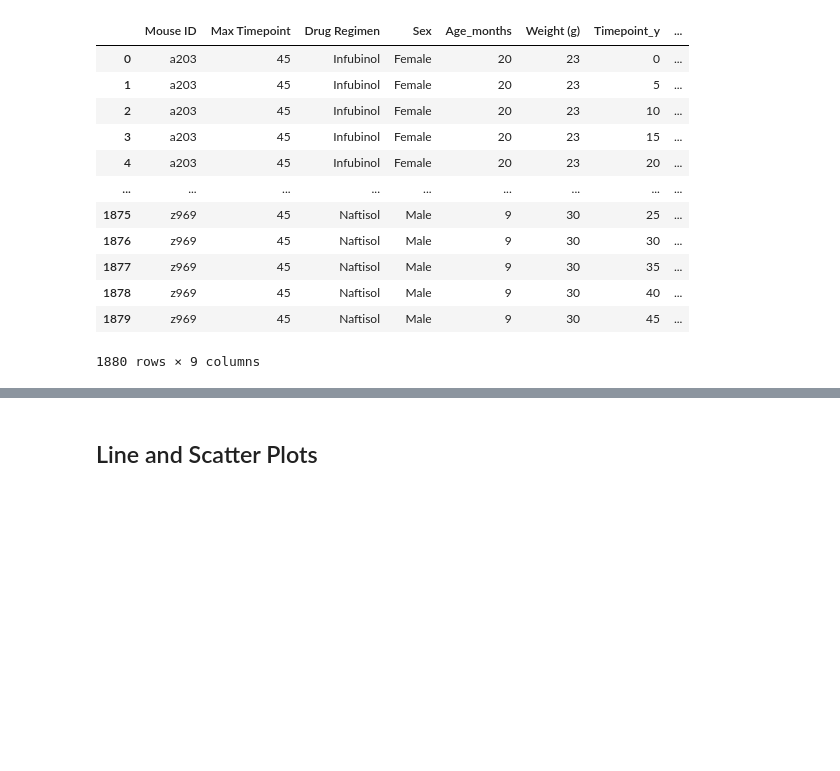
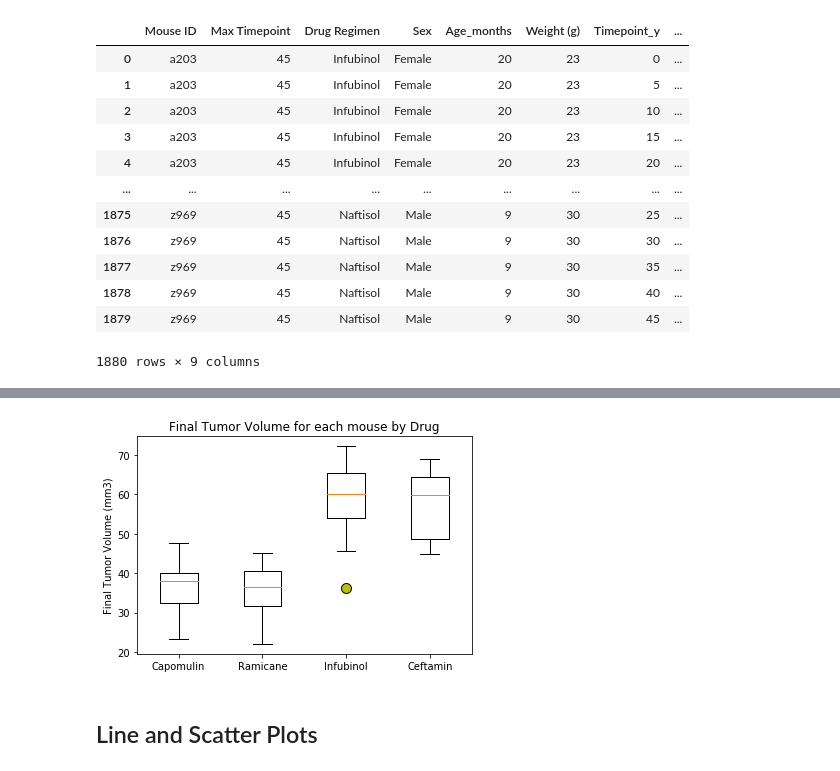
Before and after one commit to khartmann5/Matplotlib-Pymaceuticals, a Jupyter notebook: pymaceuticals_KH.ipynb, the cells around one changed output, grey strips where cells are left out. Cells and saved outputs as stored; diff of their text form; code cells hidden in the pictures; blank space fills up the shorter version.

Commit message:
saving quartiles, outliers, and boxplots

```diff
--- a/pymaceuticals_KH.ipynb
+++ b/pymaceuticals_KH.ipynb
@@ -314,19 +280,21 @@ for drug in drugs:
     final_volume = final_timepoint_df["Tumor Volume (mm3)"]
     drug_values.append(final_volume)
 
-    # Calculate the IQR and quantitatively determine if there are any potential outliers.
+    # Calculate the IQR
     quartiles = final_volume.quantile([.25,.5,.75])
     lowerq = quartiles[0.25]
     upperq = quartiles[0.75]
     iqr = round(upperq - lowerq,2)
     print(f"IQR for {drug}: {iqr}")
 
-    # Locate the rows which contain mice on each drug and get the tumor volumes
-
-
-    # add subset
-
+    # Find the upper and lower bounds
+    lower_bound = round(lowerq - (1.5*iqr),2)
+    upper_bound = round(upperq + (1.5*iqr),2)
+    print(f"For {drug} the lower bound is {lower_bound} and the upper bound is {upper_bound}")
 
     # Determine outliers using upper and lower bounds
+    outliers = (final_volume.loc[(final_timepoint_df["Tumor Volume (mm3)"] >= upper_bound)|
+                                 (final_timepoint_df["Tumor Volume (mm3)"] <= lower_bound)]).count()
+    print(f"Total count of outliers for {drug} is {outliers}")
 # %% [output]
 IQR for Capomulin: 7.78
@@ -336,5 +312,13 @@ IQR for Ceftamin: 15.58
 # %%
 # Generate a box plot of the final tumor volume of each mouse across four regimens of interest
+outlier_boxplot = dict(marker="o",markerfacecolor="y",markersize=10,markeredgecolor="black")
+plt.boxplot(drug_values,flierprops=outlier_boxplot)
+plt.title("Final Tumor Volume for each mouse by Drug")
+plt.ylabel("Final Tumor Volume (mm3)")
+plt.xticks([1,2,3,4],["Capomulin","Ramicane","Infubinol","Ceftamin"])
+plt.show()
+# %% [output]
+[figure, added]
 # %% [markdown]
 ## Line and Scatter Plots
 # %%
```
Also changed, not shown: parts of 9 cells of this notebook.
